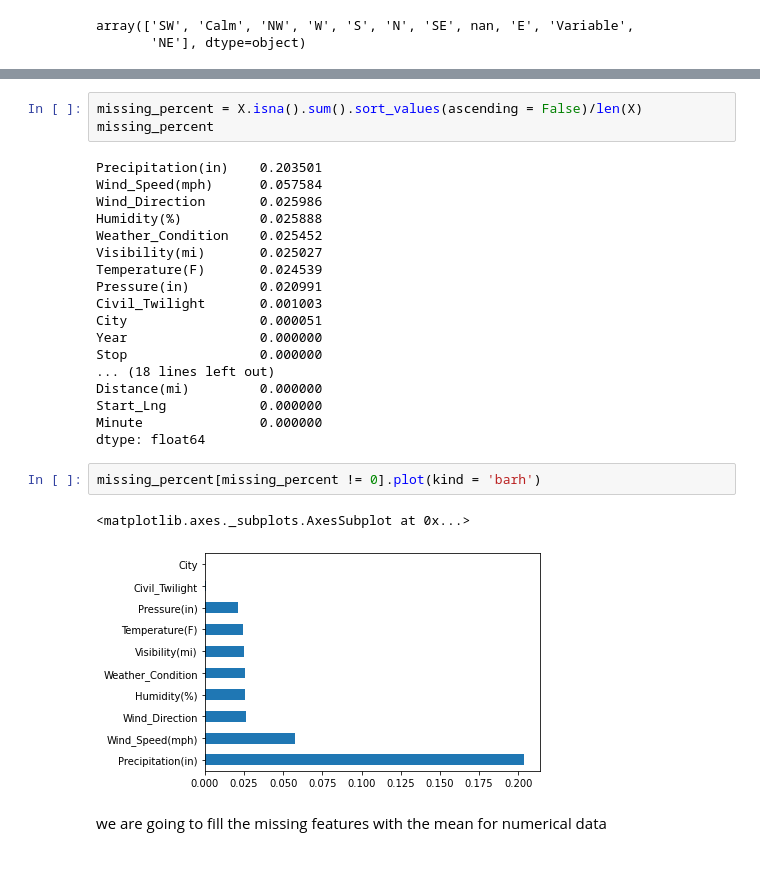
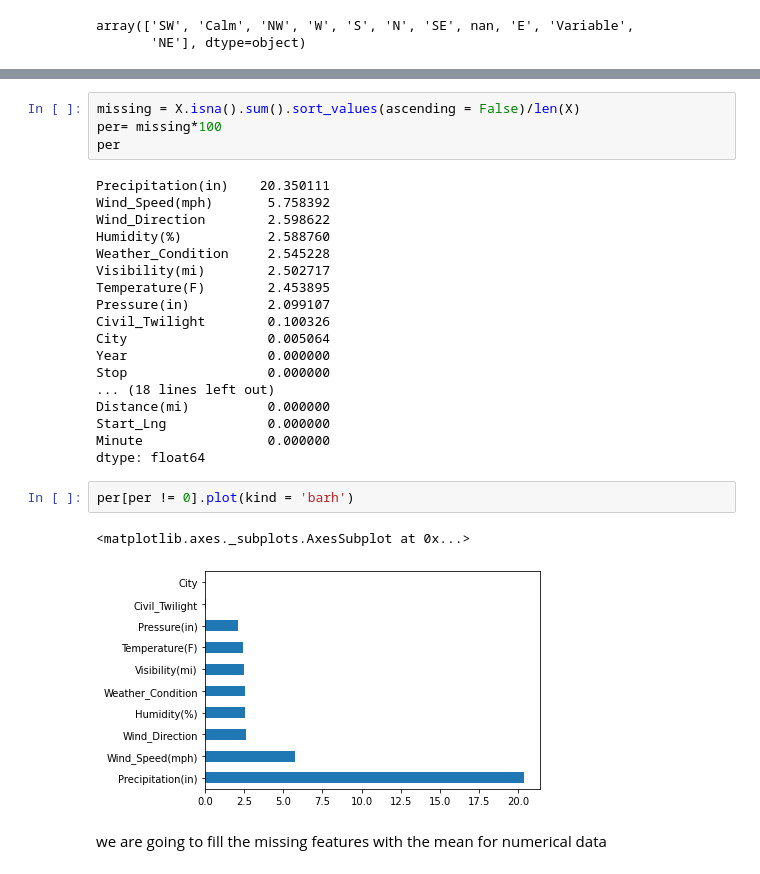
Before and after one commit to sandeepbirudukota/Road-Accident-Prediction, a Jupyter notebook: comparision.ipynb, the cells around one changed output, grey strips where cells are left out. Drawn from its saved outputs; the diff is of its cells as text.

```diff
--- a/comparision.ipynb
+++ b/comparision.ipynb
@@ -245,31 +261,32 @@ Hour                      0
 Minute                    0
 dtype: int64
 # %%
-missing_percent = X.isna().sum().sort_values(ascending = False)/len(X)
-missing_percent
+missing = X.isna().sum().sort_values(ascending = False)/len(X)
+per= missing*100
+per
 # %% [output]
-Precipitation(in)    0.203501
-Wind_Speed(mph)      0.057584
-Wind_Direction       0.025986
-Humidity(%)          0.025888
-Weather_Condition    0.025452
-Visibility(mi)       0.025027
-Temperature(F)       0.024539
-Pressure(in)         0.020991
-Civil_Twilight       0.001003
-City                 0.000051
-Year                 0.000000
-Stop                 0.000000
+Precipitation(in)    20.350111
+Wind_Speed(mph)       5.758392
+Wind_Direction        2.598622
+Humidity(%)           2.588760
+Weather_Condition     2.545228
+Visibility(mi)        2.502717
+Temperature(F)        2.453895
+Pressure(in)          2.099107
+Civil_Twilight        0.100326
+City                  0.005064
+Year                  0.000000
+Stop                  0.000000
 ... (18 lines left out)
-Distance(mi)         0.000000
-Start_Lng            0.000000
-Minute               0.000000
+Distance(mi)          0.000000
+Start_Lng             0.000000
+Minute                0.000000
 dtype: float64
 # %%
-missing_percent[missing_percent != 0].plot(kind = 'barh')
+per[per != 0].plot(kind = 'barh')
 # %% [output]
 <matplotlib.axes._subplots.AxesSubplot at 0x...>
-[figure, old version]
+[figure, new version]
 # %% [markdown]
 we are going to fill the missing features with the mean for numerical data
 # %%
```
Also changed, not shown: parts of 31 cells of this notebook.
